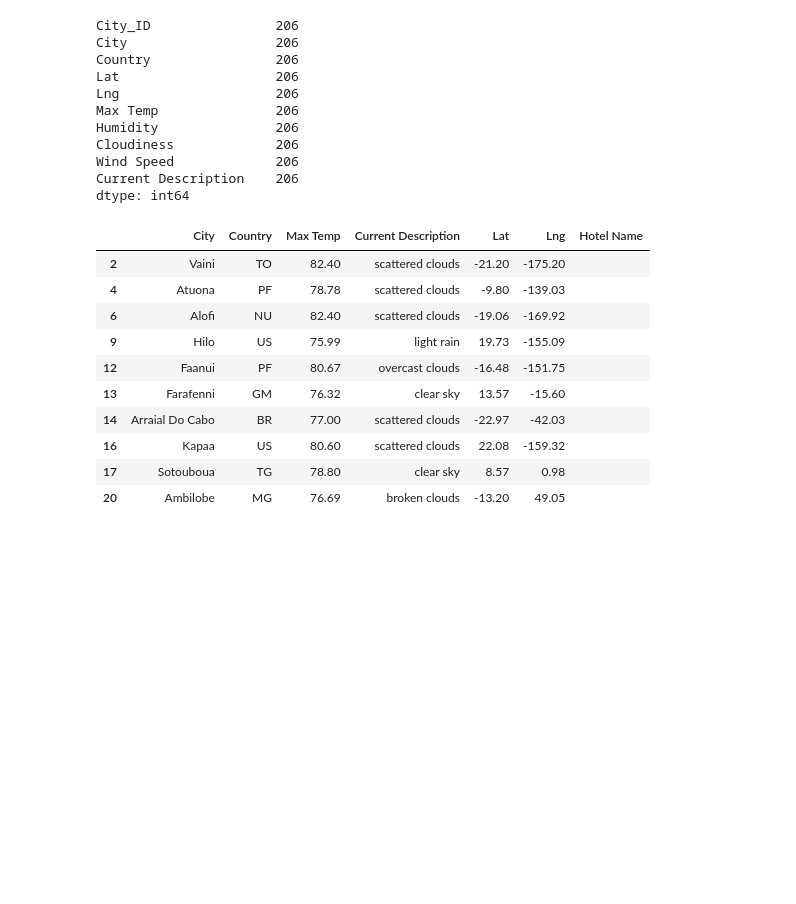
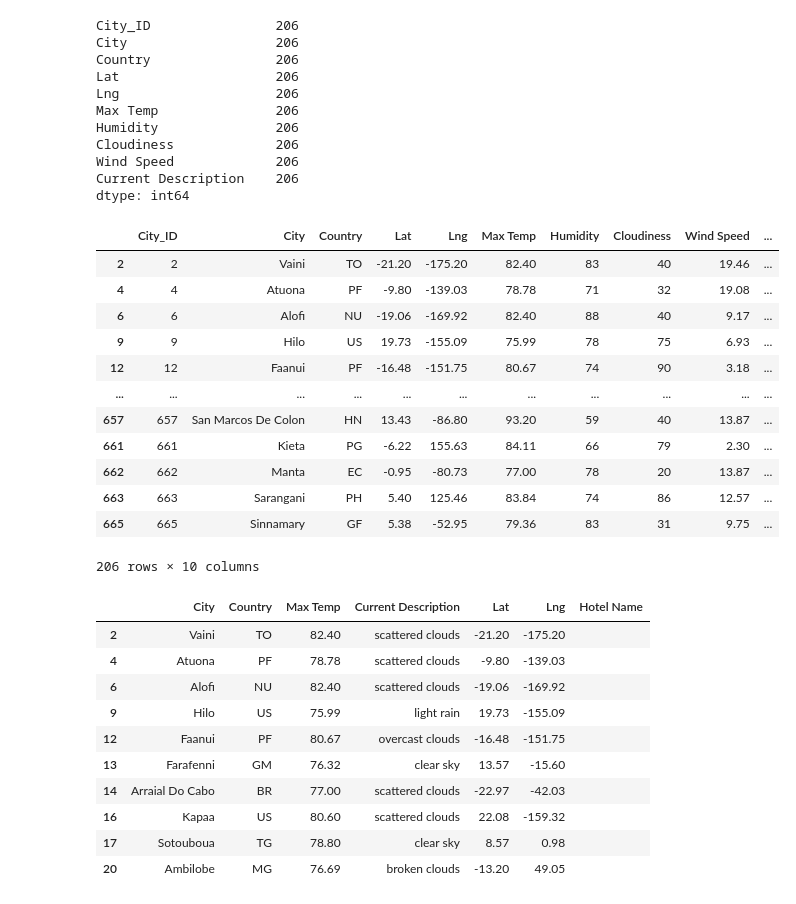
Before and after one commit to smjuni/WeatherPy, a Jupyter notebook: Vacation_Search/Vacation_Search.ipynb, the cells around one changed output. Cells and saved outputs as stored; diff of their text form; code cells hidden in the pictures; blank space fills up the shorter version.

```diff
--- a/Vacation_Search/Vacation_Search.ipynb
+++ b/Vacation_Search/Vacation_Search.ipynb
@@ -65,10 +65,24 @@ Wind Speed             206
 Current Description    206
 dtype: int64
 # %%
-# 4b. Drop any empty rows and create a new DataFrame that doesn’t have empty rows.
-# ideal_temp_df=city_data_df.loc[(city_data_df["Max Temp"] >=min_temp)&\
-#                                 (city_data_df["Max Temp"] <=max_temp)].dropna()
-# ideal_temp_df
+#4b. Drop any empty rows and create a new DataFrame that doesn’t have empty rows.
+ideal_temp_df=city_data_df.loc[(city_data_df["Max Temp"] >=min_temp)&\
+                                (city_data_df["Max Temp"] <=max_temp)].dropna()
+ideal_temp_df
+# %% [output]
+|  | City_ID | City | Country | Lat | Lng | Max Temp | Humidity | Cloudiness | Wind Speed | ... |
+| 2 | 2 | Vaini | TO | -21.20 | -175.20 | 82.40 | 83 | 40 | 19.46 | ... |
+| 4 | 4 | Atuona | PF | -9.80 | -139.03 | 78.78 | 71 | 32 | 19.08 | ... |
+| 6 | 6 | Alofi | NU | -19.06 | -169.92 | 82.40 | 88 | 40 | 9.17 | ... |
+| 9 | 9 | Hilo | US | 19.73 | -155.09 | 75.99 | 78 | 75 | 6.93 | ... |
+| 12 | 12 | Faanui | PF | -16.48 | -151.75 | 80.67 | 74 | 90 | 3.18 | ... |
+| ... | ... | ... | ... | ... | ... | ... | ... | ... | ... | ... |
+| 657 | 657 | San Marcos De Colon | HN | 13.43 | -86.80 | 93.20 | 59 | 40 | 13.87 | ... |
+| 661 | 661 | Kieta | PG | -6.22 | 155.63 | 84.11 | 66 | 79 | 2.30 | ... |
+| 662 | 662 | Manta | EC | -0.95 | -80.73 | 77.00 | 78 | 20 | 13.87 | ... |
+| 663 | 663 | Sarangani | PH | 5.40 | 125.46 | 83.84 | 74 | 86 | 12.57 | ... |
+| 665 | 665 | Sinnamary | GF | 5.38 | -52.95 | 79.36 | 83 | 31 | 9.75 | ... |
+206 rows × 10 columns
 # %%
 # 5a. Create DataFrame called hotel_df to store hotel names along with city, country, max temp, and coordinates.
 hotel_df = ideal_temp_df[["City", "Country", "Max Temp", "Current Description", "Lat", "Lng"]].copy()
```
Also changed, not shown: 2 other files.
